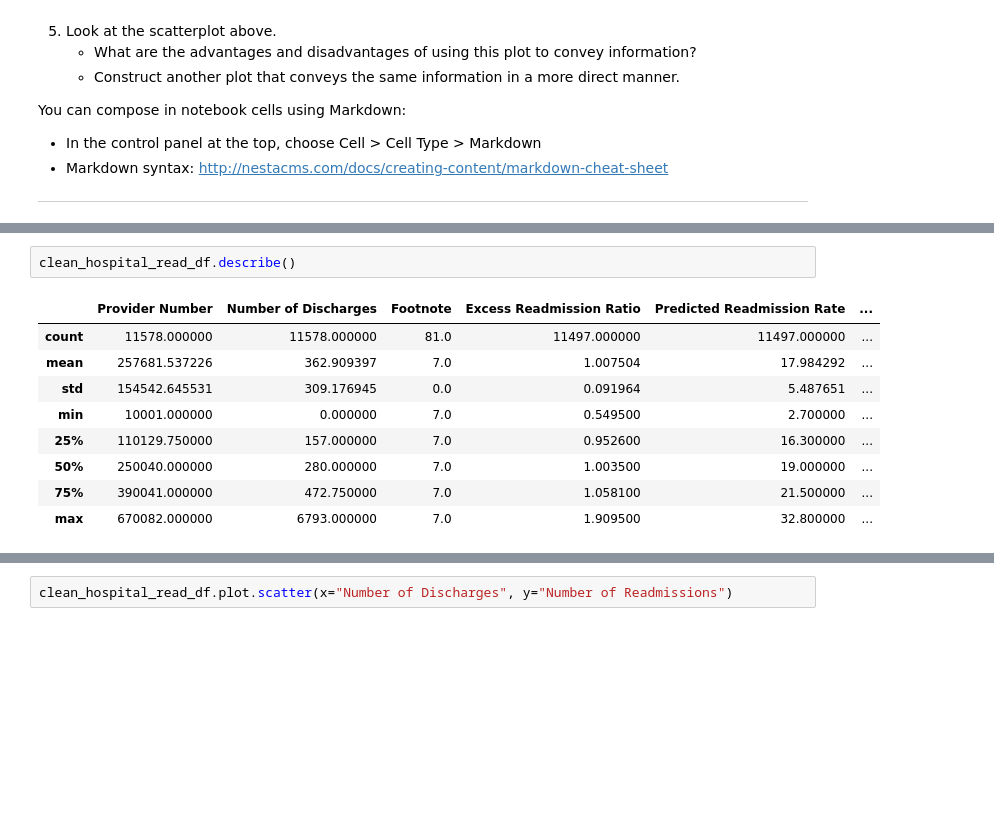
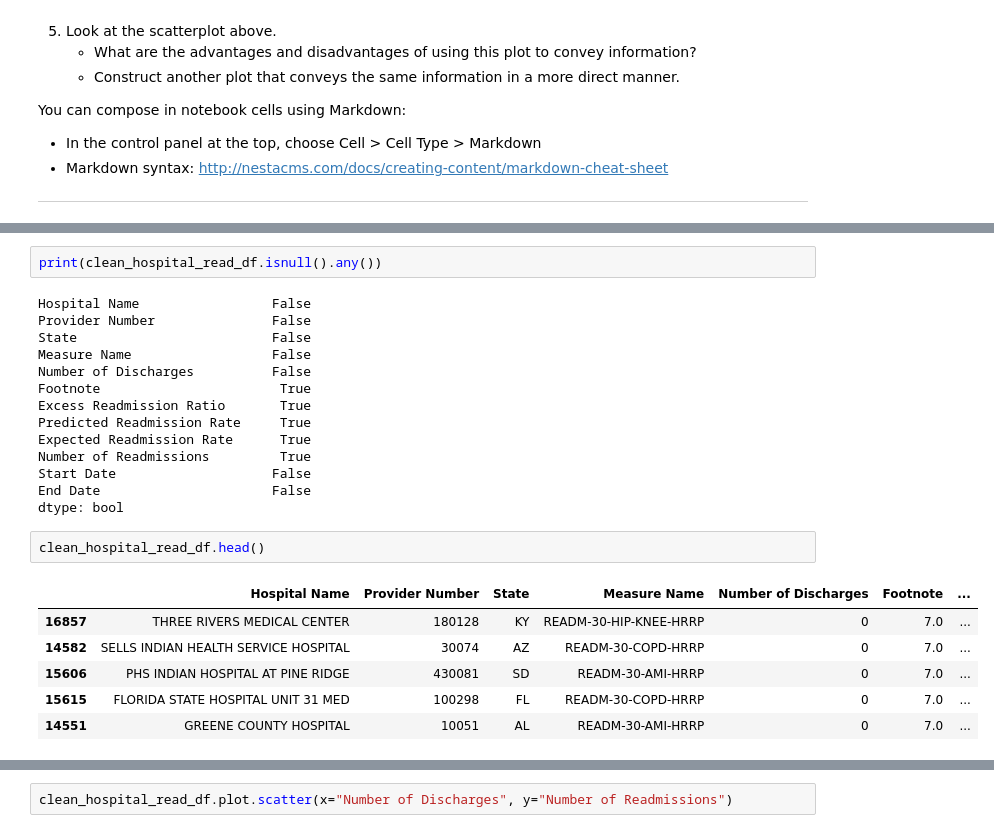
Before and after one commit to ning-leung/EDA_3_hosp_readmit, a Jupyter notebook: sliderule_dsi_inferential_statistics_exercise_3.ipynb, the cells around one changed output, grey strips where cells are left out. Cells and saved outputs as stored; diff of their text form; blank space fills up the shorter version.

```diff
--- a/sliderule_dsi_inferential_statistics_exercise_3.ipynb
+++ b/sliderule_dsi_inferential_statistics_exercise_3.ipynb
@@ -121,12 +136,25 @@ You can compose in notebook cells using Markdown:
+# %%
+print(clean_hospital_read_df.isnull().any())
+# %% [output]
+Hospital Name                 False
+Provider Number               False
+State                         False
+Measure Name                  False
+Number of Discharges          False
+Footnote                       True
+Excess Readmission Ratio       True
+Predicted Readmission Rate     True
+Expected Readmission Rate      True
+Number of Readmissions         True
+Start Date                    False
+End Date                      False
+dtype: bool
 # %%
-clean_hospital_read_df.describe()
+clean_hospital_read_df.head()
 # %% [output]
-|  | Provider Number | Number of Discharges | Footnote | Excess Readmission Ratio | Predicted Readmission Rate | ... |
-| count | 11578.000000 | 11578.000000 | 81.0 | 11497.000000 | 11497.000000 | ... |
-| mean | 257681.537226 | 362.909397 | 7.0 | 1.007504 | 17.984292 | ... |
-| std | 154542.645531 | 309.176945 | 0.0 | 0.091964 | 5.487651 | ... |
-| min | 10001.000000 | 0.000000 | 7.0 | 0.549500 | 2.700000 | ... |
-| 25% | 110129.750000 | 157.000000 | 7.0 | 0.952600 | 16.300000 | ... |
-| 50% | 250040.000000 | 280.000000 | 7.0 | 1.003500 | 19.000000 | ... |
-| 75% | 390041.000000 | 472.750000 | 7.0 | 1.058100 | 21.500000 | ... |
-| max | 670082.000000 | 6793.000000 | 7.0 | 1.909500 | 32.800000 | ... |
+|  | Hospital Name | Provider Number | State | Measure Name | Number of Discharges | Footnote | ... |
+| 16857 | THREE RIVERS MEDICAL CENTER | 180128 | KY | READM-30-HIP-KNEE-HRRP | 0 | 7.0 | ... |
+| 14582 | SELLS INDIAN HEALTH SERVICE HOSPITAL | 30074 | AZ | READM-30-COPD-HRRP | 0 | 7.0 | ... |
+| 15606 | PHS INDIAN HOSPITAL AT PINE RIDGE | 430081 | SD | READM-30-AMI-HRRP | 0 | 7.0 | ... |
+| 15615 | FLORIDA STATE HOSPITAL UNIT 31 MED | 100298 | FL | READM-30-COPD-HRRP | 0 | 7.0 | ... |
+| 14551 | GREENE COUNTY HOSPITAL | 10051 | AL | READM-30-AMI-HRRP | 0 | 7.0 | ... |
```
Also changed, not shown: parts of 30 cells of this notebook.
